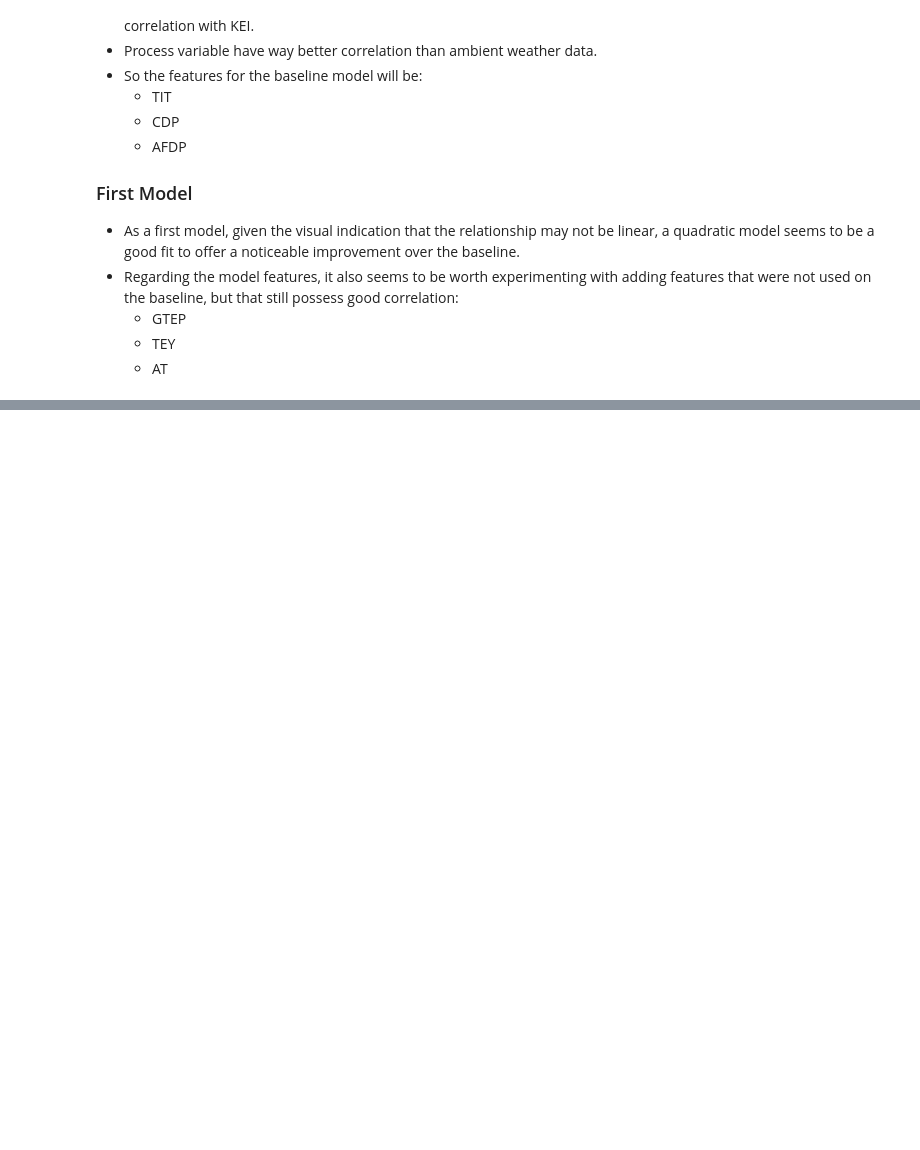
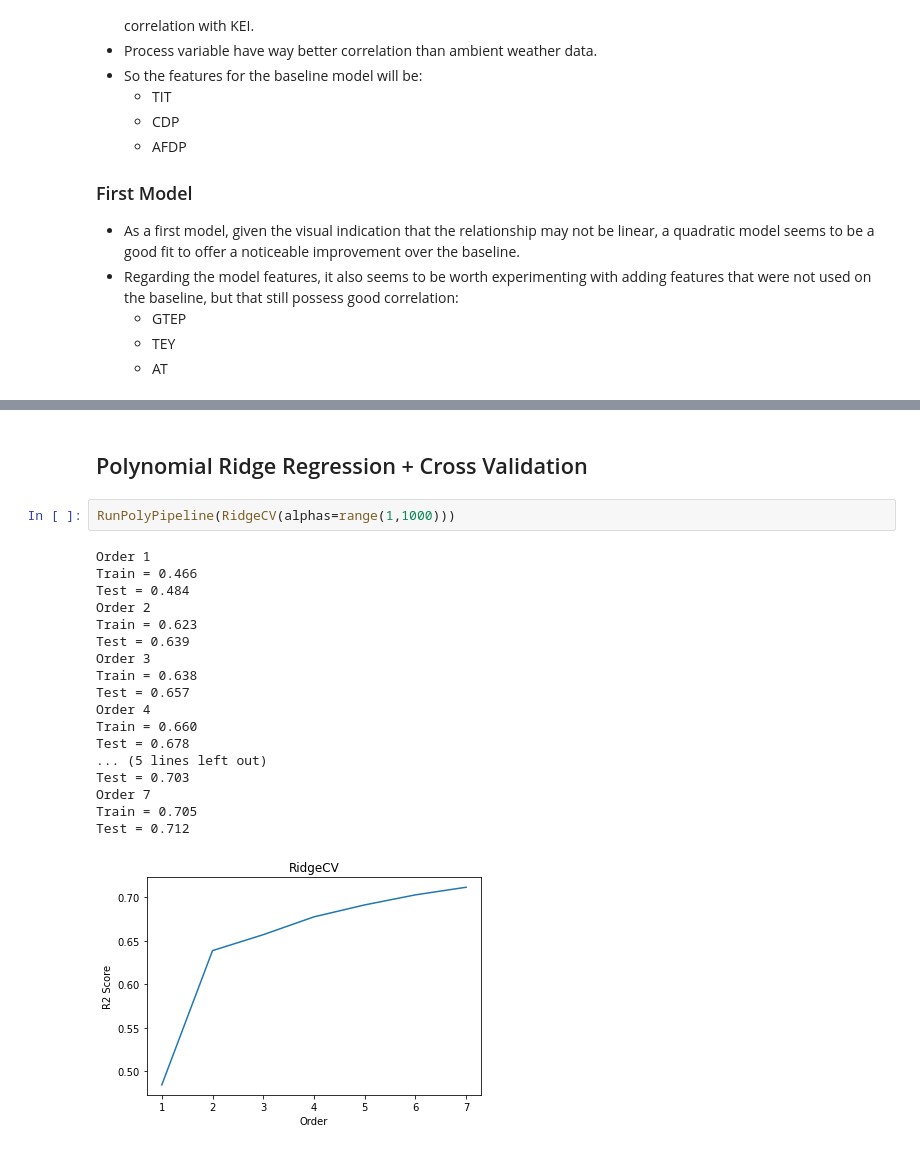
Before and after one commit to bouzanb/capstone-csuf, a Jupyter notebook: Capstone Notebook.ipynb, the cells around one changed output, grey strips where cells are left out. Drawn from its saved outputs; the diff is of its cells as text; blank space fills up the shorter version.

```diff
--- a/Capstone Notebook.ipynb
+++ b/Capstone Notebook.ipynb
@@ -657,0 +822,23 @@ Text(0, 0.5, 'Normalized Value')
+# %% [markdown]
+## Polynomial Ridge Regression + Cross Validation
+# %%
+RunPolyPipeline(RidgeCV(alphas=range(1,1000)))
+# %% [output]
+Order 1
+Train = 0.466
+Test = 0.484
+Order 2
+Train = 0.623
+Test = 0.639
+Order 3
+Train = 0.638
+Test = 0.657
+Order 4
+Train = 0.660
+Test = 0.678
+... (5 lines left out)
+Test = 0.703
+Order 7
+Train = 0.705
+Test = 0.712
+[figure, added]
```
Also changed, not shown: parts of 41 cells of this notebook.
